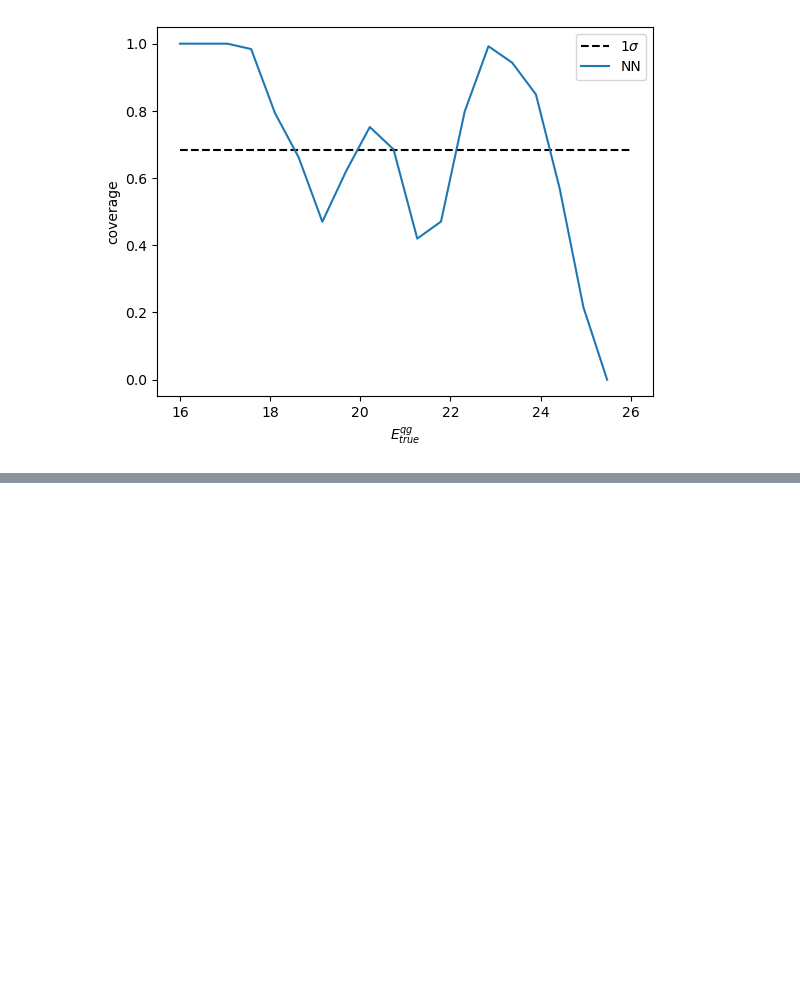
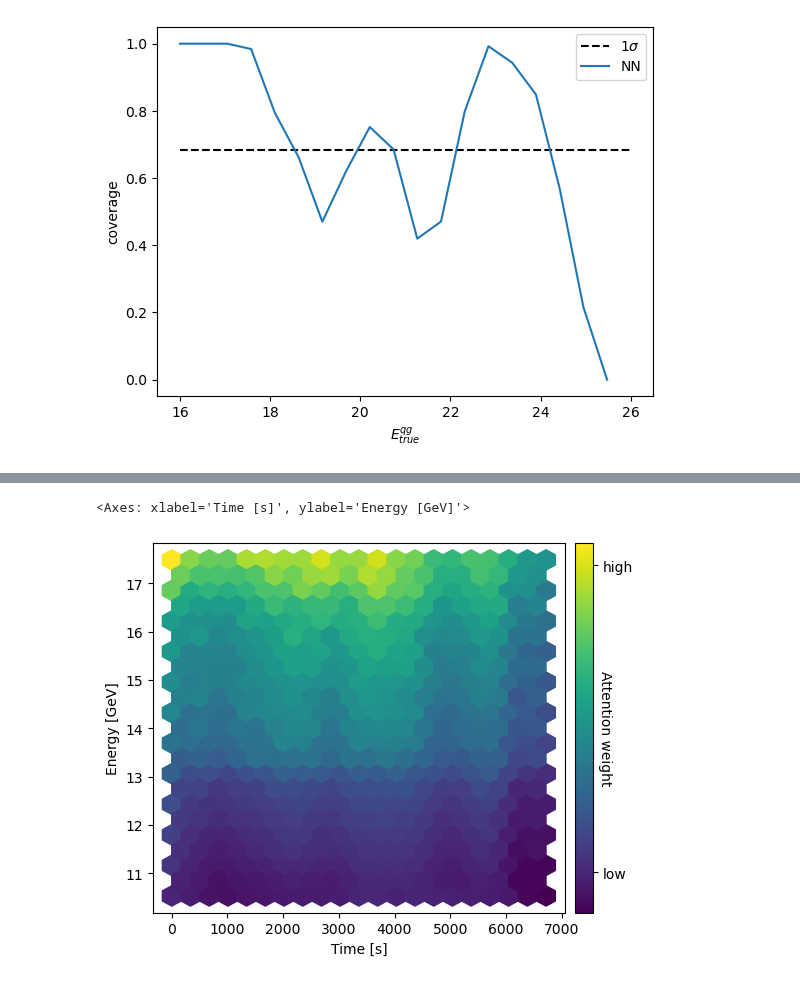
Before and after one commit to kmrakovcic/ANN-VIL, a Jupyter notebook: Visualisations.ipynb, the cells around one changed output, grey strips where cells are left out. Drawn from its saved outputs; the diff is of its cells as text; code cells hidden in the pictures; blank space fills up the shorter version.

```diff
--- a/Visualisations.ipynb
+++ b/Visualisations.ipynb
@@ -231,0 +300,6 @@ Total coverage is: 0.7056
+# %%
+fig, ax = plt.subplots()
+plot_attention_weights(x_test, weights, ax, xname="Time [s]", yname="Energy [GeV]")
+# %% [output]
+<Axes: xlabel='Time [s]', ylabel='Energy [GeV]'>
+[figure, added]
```
Also changed, not shown: parts of 7 cells of this notebook, 3 other files.
